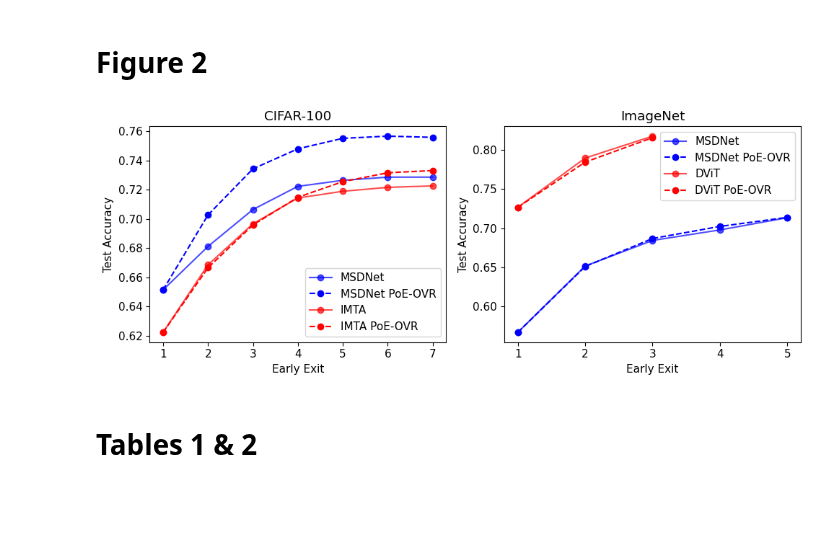
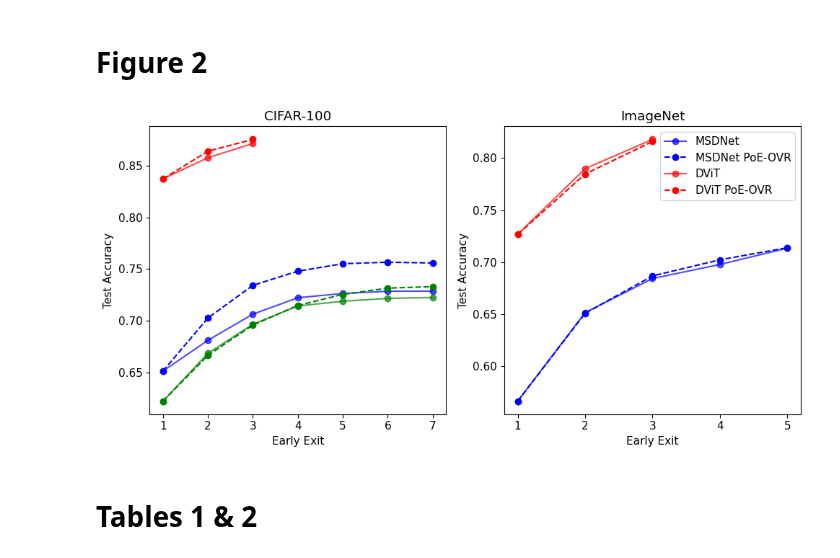
Before and after one commit to metodj/MSDNet-PyTorch, a Jupyter notebook: paper_plots.ipynb, the cells around one changed output. Cells and saved outputs as stored; diff of their text form; code cells hidden in the pictures; blank space fills up the shorter version.

```diff
--- a/paper_plots.ipynb
+++ b/paper_plots.ipynb
@@ -127,16 +127,16 @@ CIFAR_10_DICT = {"MSDNet": [0.833, 0.8575, 0.8733, 0.8768, 0.8779, 0.8687, 0.869
                  "MSDNet PoE-OVR": [0.833, 0.8627, 0.8803, 0.8857, 0.8881, 0.884, 0.8838],
                  "IMTA": [0.89, 0.9064, 0.9181, 0.9201, 0.9237, 0.9258, 0.9259],
                  "IMTA PoE-OVR": [0.89, 0.9033, 0.9131, 0.9186, 0.9215, 0.9227, 0.9252],
-                 "DViT": [],
-                 "DViT PoE-OVR": [],
+                 "DViT": [0.9636, 0.9744, 0.9809],
+                 "DViT PoE-OVR": [0.9636, 0.9742, 0.9786],
                 }
 
 CIFAR_100_DICT = {"MSDNet": [0.65130, 0.68110, 0.7064, 0.72229, 0.7264, 0.7286, 0.7286000],
                   "MSDNet PoE-OVR": [0.6513, 0.7027, 0.7343, 0.748, 0.7552, 0.7567, 0.7559],
                   "IMTA": [0.6222, 0.6685, 0.6966, 0.7143, 0.7189, 0.7216, 0.7226],
                   "IMTA PoE-OVR": [0.6222, 0.6665, 0.6958, 0.7148, 0.7255, 0.7316, 0.7331],
-                  "DViT": [],
-                  "DViT PoE-OVR": [],
+                  "DViT": [0.8374, 0.8579, 0.8716],
+                  "DViT PoE-OVR": [0.8374, 0.8642, 0.8756],
                 }
 
 
@@ -149,35 +149,37 @@ IMAGE_NET_DICT = {"MSDNet": [0.5663, 0.6514, 0.6842, 0.6977, 0.7134],
 # %%
 FONT_SIZE = 11
 plt.rcParams.update({'font.size': FONT_SIZE})
 
-fig, ax = plt.subplots(1, 2, figsize=(10, 4))
+fig, ax = plt.subplots(1, 2, figsize=(10, 5))
 
 ax[0].plot(list(range(1, len(CIFAR_100_DICT["MSDNet"]) + 1)), CIFAR_100_DICT["MSDNet"], label='MSDNet', marker='o', color='blue', alpha=0.7)
 ax[0].plot(list(range(1, len(CIFAR_100_DICT["MSDNet PoE-OVR"]) + 1)), CIFAR_100_DICT["MSDNet PoE-OVR"], label='MSDNet PoE-OVR', marker='o', color='blue', linestyle='--')
-ax[0].plot(list(range(1, len(CIFAR_100_DICT["IMTA"]) + 1)), CIFAR_100_DICT["IMTA"], label='IMTA', marker='o', color='red', alpha=0.7)
-ax[0].plot(list(range(1, len(CIFAR_100_DICT["IMTA PoE-OVR"]) + 1)), CIFAR_100_DICT["IMTA PoE-OVR"], label='IMTA PoE-OVR', marker='o', color='red', linestyle='--')
+ax[0].plot(list(range(1, len(CIFAR_100_DICT["IMTA"]) + 1)), CIFAR_100_DICT["IMTA"], label='IMTA', marker='o', color='green', alpha=0.7)
+ax[0].plot(list(range(1, len(CIFAR_100_DICT["IMTA PoE-OVR"]) + 1)), CIFAR_100_DICT["IMTA PoE-OVR"], label='IMTA PoE-OVR', marker='o', color='green', linestyle='--')
+ax[0].plot(list(range(1, len(CIFAR_100_DICT["DViT"]) + 1)), CIFAR_100_DICT["DViT"], label='DViT', marker='o', color='red', alpha=0.7)
+ax[0].plot(list(range(1, len(CIFAR_100_DICT["DViT PoE-OVR"]) + 1)), CIFAR_100_DICT["DViT PoE-OVR"], label='DViT PoE-OVR', marker='o', color='red', linestyle='--')
 ax[0].set_xlabel('Early Exit')
 ax[0].set_ylabel('Test Accuracy')
 ax[0].set_title('CIFAR-100')
-ax[0].legend()
+# ax[0].legend()
 
 
 
 ax[1].plot(list(range(1, len(IMAGE_NET_DICT["MSDNet"]) + 1)), IMAGE_NET_DICT["MSDNet"], label='MSDNet', marker='o', color='blue', alpha=0.7)
 ax[1].plot(list(range(1, len(IMAGE_NET_DICT["MSDNet PoE-OVR"]) + 1)), IMAGE_NET_DICT["MSDNet PoE-OVR"], label='MSDNet PoE-OVR', marker='o', color='blue', linestyle='--')
 ax[1].plot(list(range(1, len(IMAGE_NET_DICT["DViT"]) + 1)), IMAGE_NET_DICT["DViT"], label='DViT', marker='o', color='red', alpha=0.7)
 ax[1].plot(list(range(1, len(IMAGE_NET_DICT["DViT PoE-OVR"]) + 1)), IMAGE_NET_DICT["DViT PoE-OVR"], label='DViT PoE-OVR', marker='o', color='red', linestyle='--')
 ax[1].set_xlabel('Early Exit')
 ax[1].set_ylabel('Test Accuracy')
 ax[1].set_title('ImageNet')
 ax[1].legend(fontsize=11)
 
 
 plt.tight_layout()
-plt.savefig(f'figures/figure_2.pdf', dpi=1200)
+# plt.savefig(f'figures/figure_2.pdf', dpi=1200)
 plt.show()
 # %% [output]
-[figure, old version]
+[figure, new version]
 # %% [markdown]
 # Tables 1 & 2
 # %%
```
Also changed, not shown: parts of 6 cells of this notebook.
